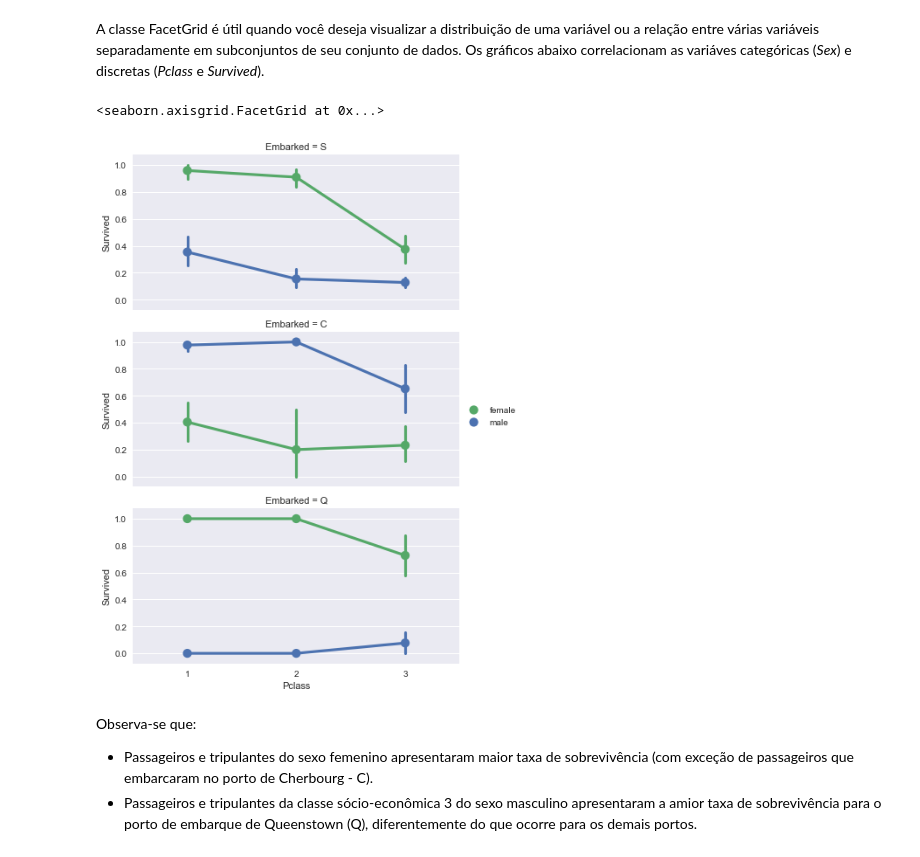
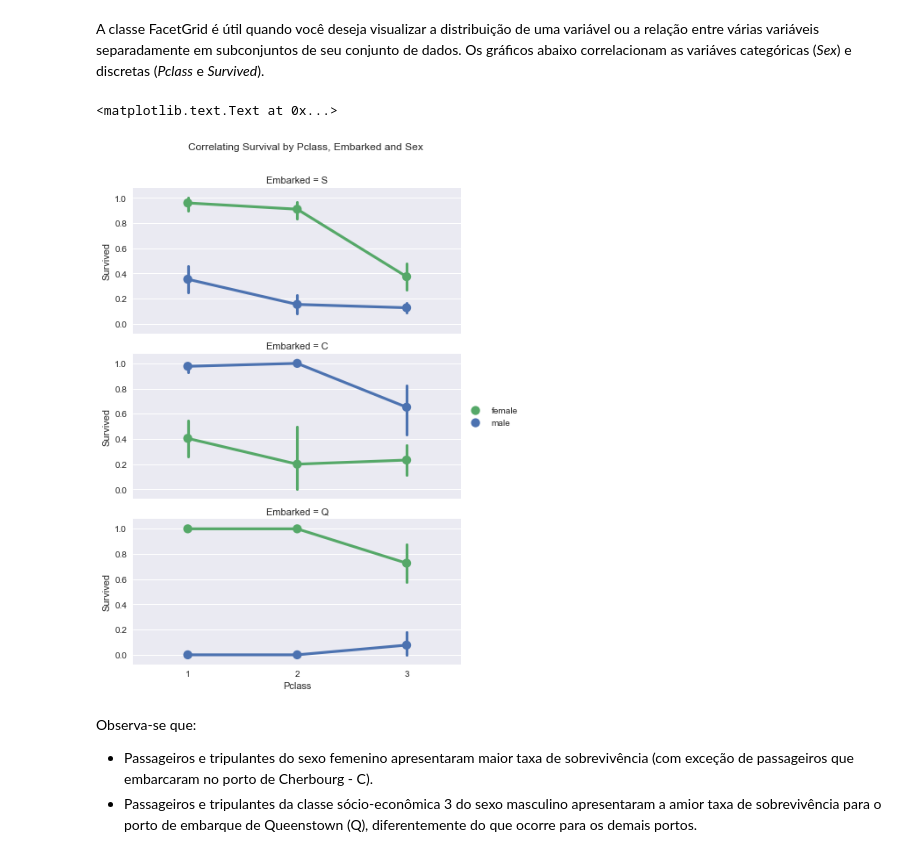
Before and after one commit to pboliveirafilho/Udacity, a Jupyter notebook: P2_Investigando_uma_Base_de_Dados.ipynb, the cells around one changed output. Cells and saved outputs as stored; diff of their text form; code cells hidden in the pictures.

```diff
--- a/P2_Investigando_uma_Base_de_Dados.ipynb
+++ b/P2_Investigando_uma_Base_de_Dados.ipynb
@@ -423,10 +427,12 @@ A classe FacetGrid é útil quando você deseja visualizar a distribuição de u
 # %%
 g = sns.FacetGrid(titanic_data, row='Embarked', size=3, aspect=2)
 g.map(sns.pointplot, 'Pclass', 'Survived', 'Sex', palette='deep')
 g.add_legend()
+plt.subplots_adjust(top=0.9)
+g.fig.suptitle("Correlating Survival by Pclass, Embarked and Sex")
 # %% [output]
-<seaborn.axisgrid.FacetGrid at 0x...>
+<matplotlib.text.Text at 0x...>
-[figure, old version]
+[figure, new version]
 # %% [markdown]
 Observa-se que:
 * Passageiros e tripulantes do sexo femenino apresentaram maior taxa de sobrevivência (com exceção de passageiros que embarcaram no porto de Cherbourg - C).
```
Also changed, not shown: parts of 2 cells of this notebook, 1 other file.
